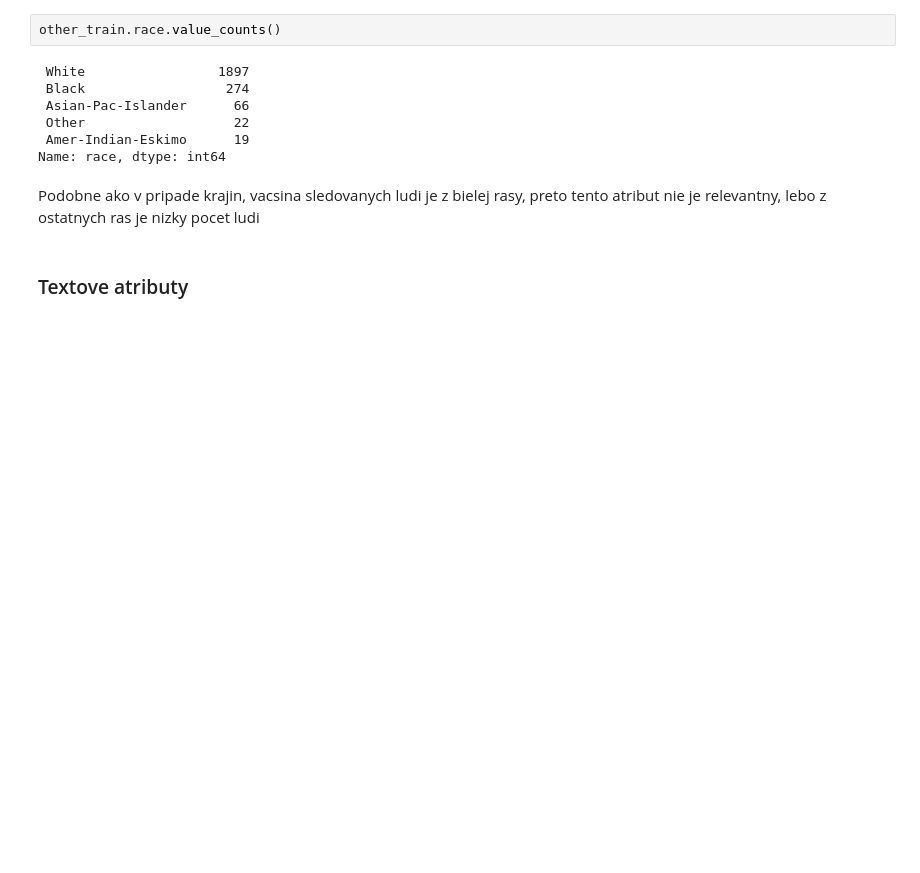
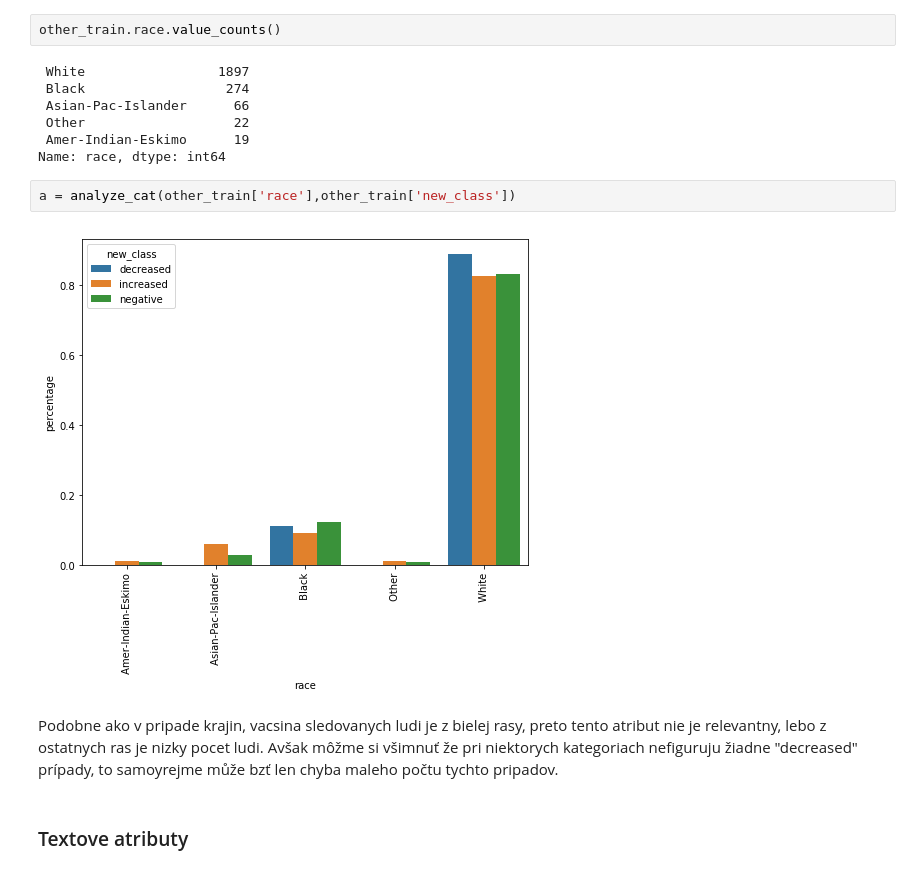
Before and after one commit to Pomichal/pr1_IAU, a Jupyter notebook: Projekt1.ipynb, the cells around one changed output. Drawn from its saved outputs; the diff is of its cells as text; blank space fills up the shorter version.

```diff
--- a/Projekt1.ipynb
+++ b/Projekt1.ipynb
@@ -796,8 +733,12 @@ other_train.race.value_counts()
  Other                   22
  Amer-Indian-Eskimo      19
 Name: race, dtype: int64
+# %%
+a = analyze_cat(other_train['race'],other_train['new_class'])
+# %% [output]
+[figure, added]
 # %% [markdown]
-Podobne ako v pripade krajin, vacsina sledovanych ludi je z bielej rasy, preto tento atribut nie je relevantny, lebo z ostatnych ras je nizky pocet ludi
+Podobne ako v pripade krajin, vacsina sledovanych ludi je z bielej rasy, preto tento atribut nie je relevantny, lebo z ostatnych ras je nizky pocet ludi. Avšak môžme si všimnuť že pri niektorych kategoriach nefiguruju žiadne "decreased" prípady, to samoyrejme může bzť len chyba maleho počtu tychto pripadov.
 # %% [markdown]
 ### Textove atributy
 # %%
```
Also changed, not shown: parts of 38 cells of this notebook.
